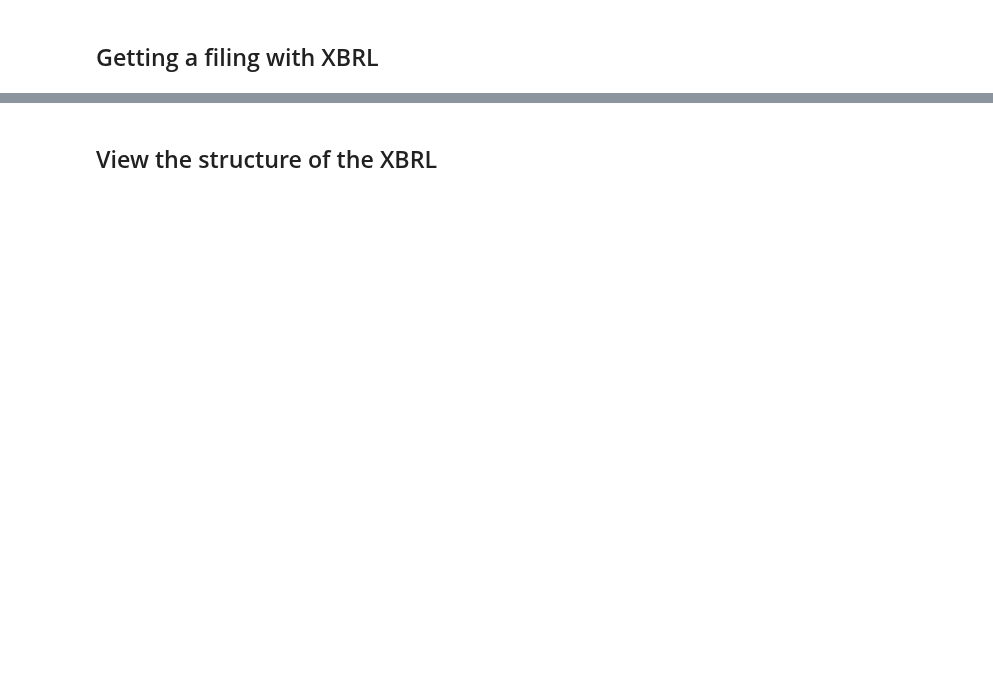
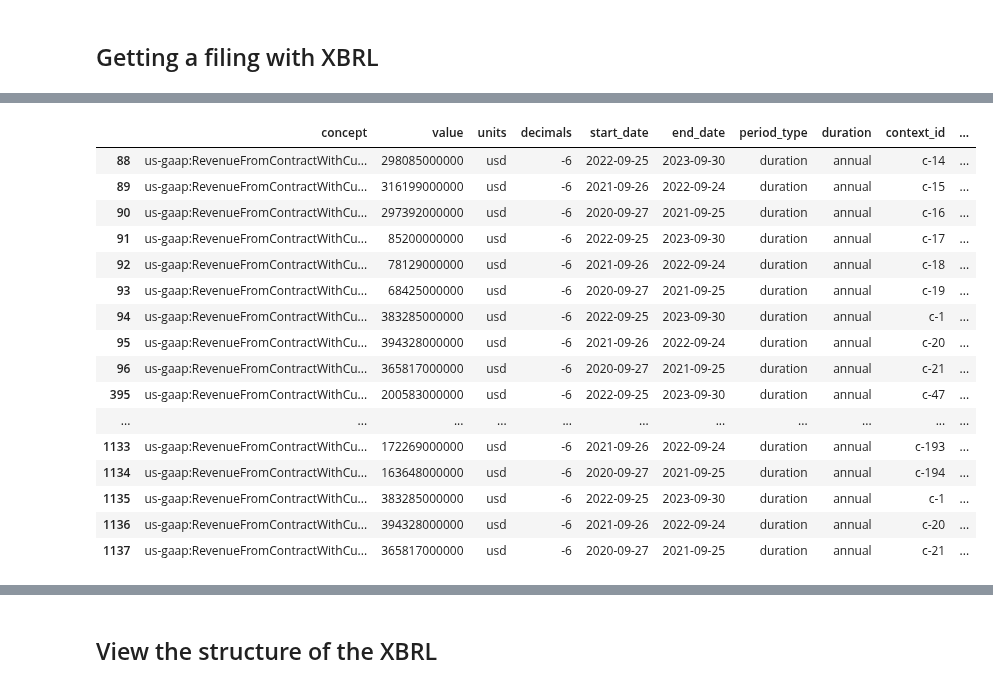
Before and after one commit to dgunning/edgartools, a Jupyter notebook: notebooks/Reading-Data-From-XBRL.ipynb, the cells around one changed output, grey strips where cells are left out. Drawn from its saved outputs; the diff is of its cells as text; code cells hidden in the pictures; blank space fills up the shorter version.

```diff
--- a/notebooks/Reading-Data-From-XBRL.ipynb
+++ b/notebooks/Reading-Data-From-XBRL.ipynb
@@ -29,0 +65,22 @@ xbrl_data = filing.xbrl()
+# %%
+(xbrl_data.instance
+.query_facts(concept="us-gaap:RevenueFromContractWithCustomerExcludingAssessedTax")
+)
+# %% [output]
+|  | concept | value | units | decimals | start_date | end_date | period_type | duration | context_id | ... |
+| 88 | us-gaap:RevenueFromContractWithCu... | 298085000000 | usd | -6 | 2022-09-25 | 2023-09-30 | duration | annual | c-14 | ... |
+| 89 | us-gaap:RevenueFromContractWithCu... | 316199000000 | usd | -6 | 2021-09-26 | 2022-09-24 | duration | annual | c-15 | ... |
+| 90 | us-gaap:RevenueFromContractWithCu... | 297392000000 | usd | -6 | 2020-09-27 | 2021-09-25 | duration | annual | c-16 | ... |
+| 91 | us-gaap:RevenueFromContractWithCu... | 85200000000 | usd | -6 | 2022-09-25 | 2023-09-30 | duration | annual | c-17 | ... |
+| 92 | us-gaap:RevenueFromContractWithCu... | 78129000000 | usd | -6 | 2021-09-26 | 2022-09-24 | duration | annual | c-18 | ... |
+| 93 | us-gaap:RevenueFromContractWithCu... | 68425000000 | usd | -6 | 2020-09-27 | 2021-09-25 | duration | annual | c-19 | ... |
+| 94 | us-gaap:RevenueFromContractWithCu... | 383285000000 | usd | -6 | 2022-09-25 | 2023-09-30 | duration | annual | c-1 | ... |
+| 95 | us-gaap:RevenueFromContractWithCu... | 394328000000 | usd | -6 | 2021-09-26 | 2022-09-24 | duration | annual | c-20 | ... |
+| 96 | us-gaap:RevenueFromContractWithCu... | 365817000000 | usd | -6 | 2020-09-27 | 2021-09-25 | duration | annual | c-21 | ... |
+| 395 | us-gaap:RevenueFromContractWithCu... | 200583000000 | usd | -6 | 2022-09-25 | 2023-09-30 | duration | annual | c-47 | ... |
+| ... | ... | ... | ... | ... | ... | ... | ... | ... | ... | ... |
+| 1133 | us-gaap:RevenueFromContractWithCu... | 172269000000 | usd | -6 | 2021-09-26 | 2022-09-24 | duration | annual | c-193 | ... |
+| 1134 | us-gaap:RevenueFromContractWithCu... | 163648000000 | usd | -6 | 2020-09-27 | 2021-09-25 | duration | annual | c-194 | ... |
+| 1135 | us-gaap:RevenueFromContractWithCu... | 383285000000 | usd | -6 | 2022-09-25 | 2023-09-30 | duration | annual | c-1 | ... |
+| 1136 | us-gaap:RevenueFromContractWithCu... | 394328000000 | usd | -6 | 2021-09-26 | 2022-09-24 | duration | annual | c-20 | ... |
+| 1137 | us-gaap:RevenueFromContractWithCu... | 365817000000 | usd | -6 | 2020-09-27 | 2021-09-25 | duration | annual | c-21 | ... |
```
Also changed, not shown: parts of 7 cells of this notebook, 1 other file.
